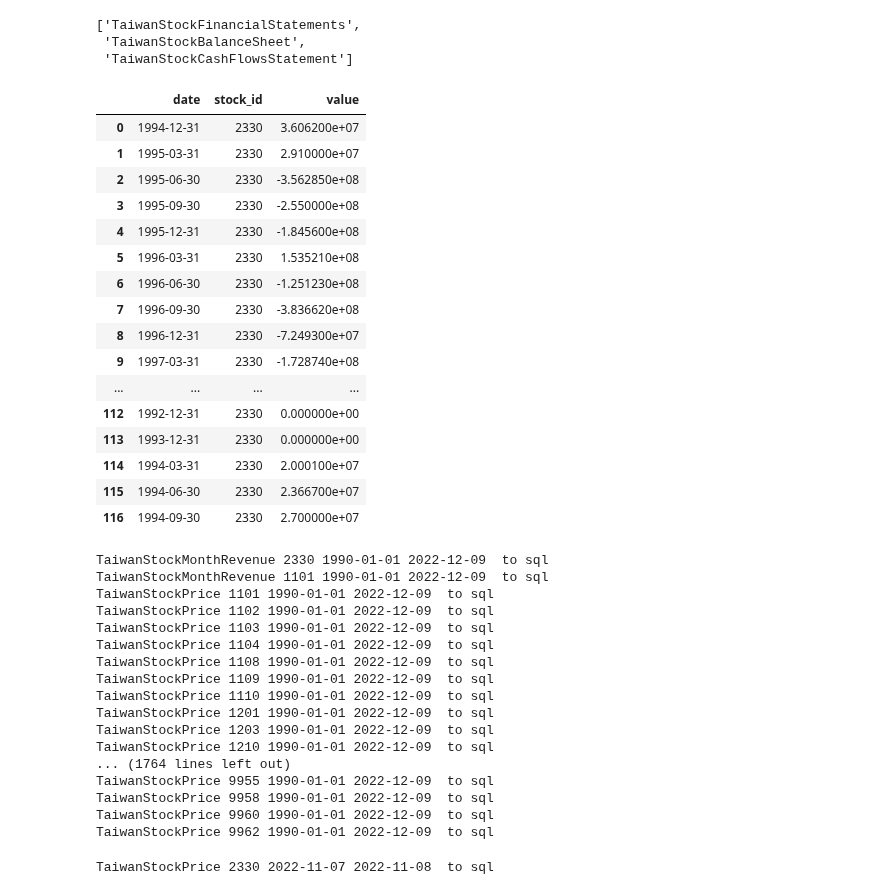
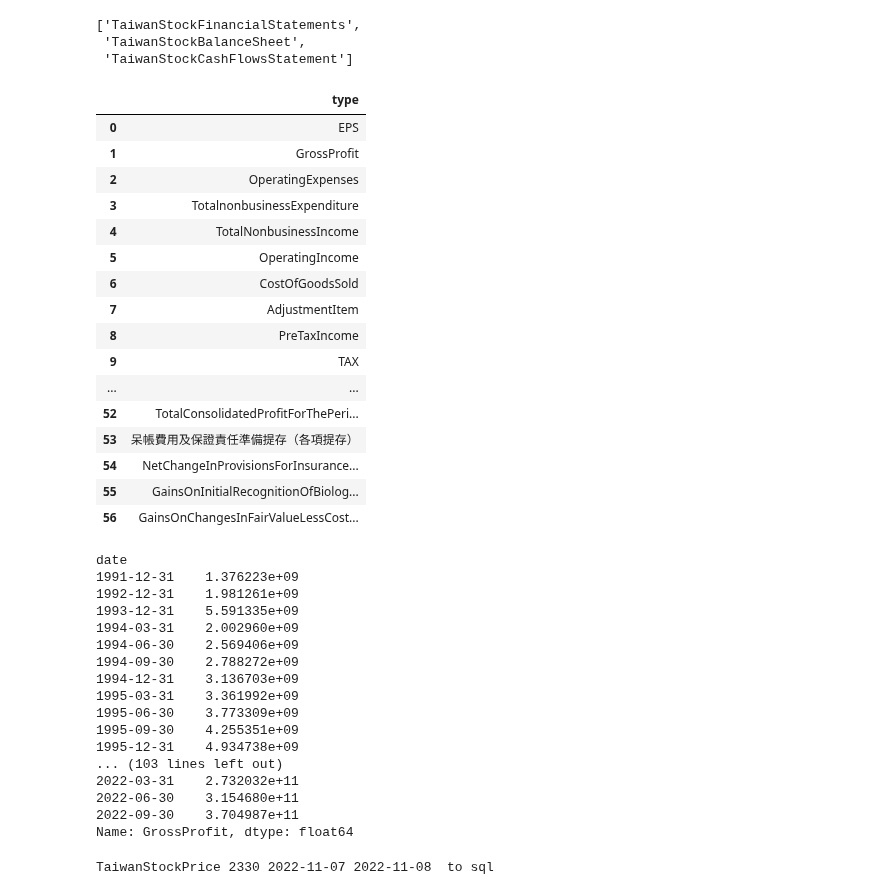
Before and after one commit to pkh-forresthsia/beTrue, a Jupyter notebook: getDataTest.ipynb, the cells around one changed output. Saved outputs shown, nothing was run; the diff lists cells and outputs as text; code cells hidden in the pictures.

Commit message:
get data

```diff
--- a/getDataTest.ipynb
+++ b/getDataTest.ipynb
@@ -12,46 +12,48 @@ fromSql.allType['seasonData']
 ['TaiwanStockFinancialStatements',
  'TaiwanStockBalanceSheet',
  'TaiwanStockCashFlowsStatement']
+# %%
+fromSql.allDataDistinctTypeFromSQL('TaiwanStockFinancialStatements')
+# %% [output]
+|  | type |
+| 0 | EPS |
+| 1 | GrossProfit |
+| 2 | OperatingExpenses |
+| 3 | TotalnonbusinessExpenditure |
+| 4 | TotalNonbusinessIncome |
+| 5 | OperatingIncome |
+| 6 | CostOfGoodsSold |
+| 7 | AdjustmentItem |
+| 8 | PreTaxIncome |
+| 9 | TAX |
+| ... | ... |
+| 52 | TotalConsolidatedProfitForThePeri... |
+| 53 | 呆帳費用及保證責任準備提存（各項提存） |
+| 54 | NetChangeInProvisionsForInsurance... |
+| 55 | GainsOnInitialRecognitionOfBiolog... |
+| 56 | GainsOnChangesInFairValueLessCost... |
 # %%
-fromSql.singleDataFromSQL('2330','TAX',"TaiwanStockFinancialStatements")
+stock2330=fromSql.singleDataFromSQL('2330',"TaiwanStockFinancialStatements").pivot_table(index='date',values='value',columns='type')
-# %% [output]
-|  | date | stock_id | value |
-| 0 | 1994-12-31 | 2330 | 3.606200e+07 |
-| 1 | 1995-03-31 | 2330 | 2.910000e+07 |
-| 2 | 1995-06-30 | 2330 | -3.562850e+08 |
-| 3 | 1995-09-30 | 2330 | -2.550000e+08 |
-| 4 | 1995-12-31 | 2330 | -1.845600e+08 |
-| 5 | 1996-03-31 | 2330 | 1.535210e+08 |
-| 6 | 1996-06-30 | 2330 | -1.251230e+08 |
-| 7 | 1996-09-30 | 2330 | -3.836620e+08 |
-| 8 | 1996-12-31 | 2330 | -7.249300e+07 |
-| 9 | 1997-03-31 | 2330 | -1.728740e+08 |
-| ... | ... | ... | ... |
-| 112 | 1992-12-31 | 2330 | 0.000000e+00 |
-| 113 | 1993-12-31 | 2330 | 0.000000e+00 |
-| 114 | 1994-03-31 | 2330 | 2.000100e+07 |
-| 115 | 1994-06-30 | 2330 | 2.366700e+07 |
-| 116 | 1994-09-30 | 2330 | 2.700000e+07 |
 # %%
-toSql.downloadBasicPriceData()
+stock2330['GrossProfit']
 # %% [output]
-TaiwanStockMonthRevenue 2330 1990-01-01 2022-12-09  to sql
-TaiwanStockMonthRevenue 1101 1990-01-01 2022-12-09  to sql
-TaiwanStockPrice 1101 1990-01-01 2022-12-09  to sql
-TaiwanStockPrice 1102 1990-01-01 2022-12-09  to sql
-TaiwanStockPrice 1103 1990-01-01 2022-12-09  to sql
-TaiwanStockPrice 1104 1990-01-01 2022-12-09  to sql
-TaiwanStockPrice 1108 1990-01-01 2022-12-09  to sql
-TaiwanStockPrice 1109 1990-01-01 2022-12-09  to sql
-TaiwanStockPrice 1110 1990-01-01 2022-12-09  to sql
-TaiwanStockPrice 1201 1990-01-01 2022-12-09  to sql
-TaiwanStockPrice 1203 1990-01-01 2022-12-09  to sql
-TaiwanStockPrice 1210 1990-01-01 2022-12-09  to sql
-... (1764 lines left out)
-TaiwanStockPrice 9955 1990-01-01 2022-12-09  to sql
-TaiwanStockPrice 9958 1990-01-01 2022-12-09  to sql
-TaiwanStockPrice 9960 1990-01-01 2022-12-09  to sql
-TaiwanStockPrice 9962 1990-01-01 2022-12-09  to sql
+date
+1991-12-31    1.376223e+09
+1992-12-31    1.981261e+09
+1993-12-31    5.591335e+09
+1994-03-31    2.002960e+09
+1994-06-30    2.569406e+09
+1994-09-30    2.788272e+09
+1994-12-31    3.136703e+09
+1995-03-31    3.361992e+09
+1995-06-30    3.773309e+09
+1995-09-30    4.255351e+09
+1995-12-31    4.934738e+09
+... (103 lines left out)
+2022-03-31    2.732032e+11
+2022-06-30    3.154680e+11
+2022-09-30    3.704987e+11
+Name: GrossProfit, dtype: float64
 # %%
 toSql.singleStockToSQL('2330','2022-11-07','2022-11-08',"TaiwanStockPrice")
 # %% [output]
```
Also changed, not shown: 1 other file.
